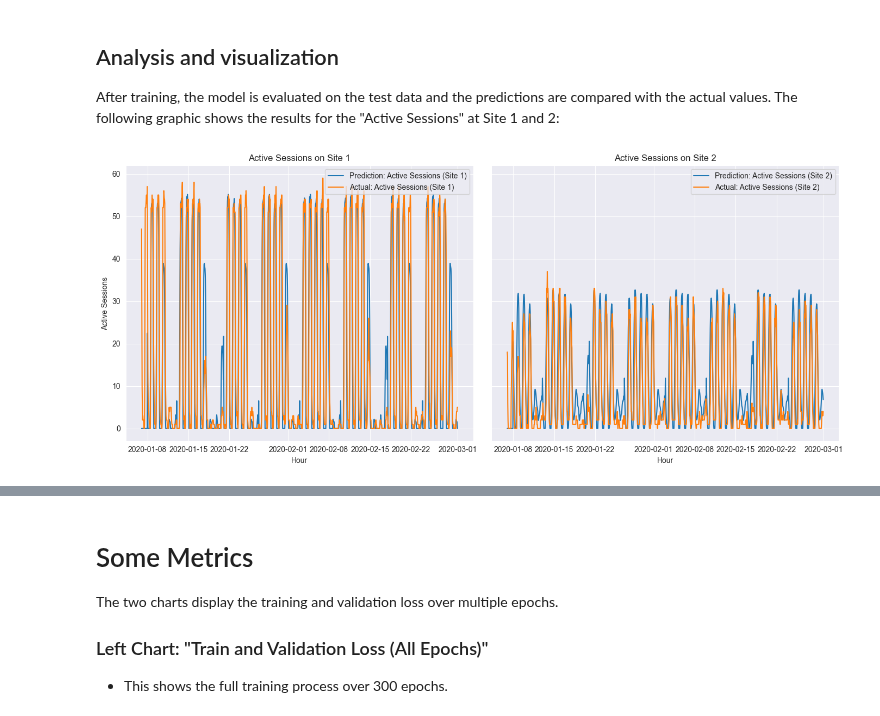
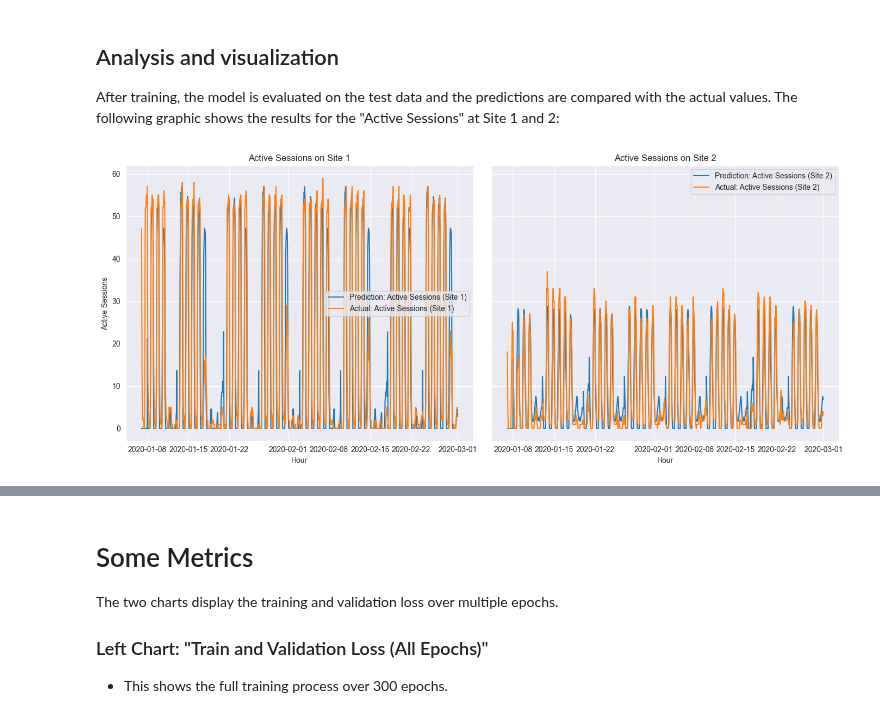
Before and after one commit to czwiessler/AAEnergizer, a Jupyter notebook: src/models/notebooks/lstm-v2.ipynb, the cells around one changed output, grey strips where cells are left out. Cells and saved outputs as stored; diff of their text form; code cells hidden in the pictures.

```diff
--- a/src/models/notebooks/lstm-v2.ipynb
+++ b/src/models/notebooks/lstm-v2.ipynb
@@ -385,6 +385,7 @@ class UtilizationPredictor(pl.LightningModule):
         self.lstm = nn.LSTM(input_size, hidden_size, num_layers, batch_first=True)
         self.fc = nn.Linear(hidden_size, output_size * forecast_horizon)
         self.criterion = nn.MSELoss()
+        self.dropout = nn.Dropout(0.3)
         self.learning_rate = learning_rate
         self.forecast_horizon = forecast_horizon
 
@@ -428,7 +429,7 @@ if __name__ == '__main__':
     model = UtilizationPredictor(
         input_size=len(input_columns),
         hidden_size=128,
-        num_layers=2,
+        num_layers=3,
         output_size=len(target_columns),
         forecast_horizon=forecast_horizon,
         learning_rate=0.001
@@ -481,14 +655,12 @@ import torch
 import numpy as np
 import pandas as pd
 import plotly.graph_objects as go
-from torch.utils.data import DataLoader
-
-from src.models.lstm import input_columns
-from src.models.lstm_24h_v2 import UtilizationPredictor, PowerDataset
+import joblib
+from src.models.lstm_24h_v2 import UtilizationPredictor
 
 def prepare_24h_batches(df, start_hour=0):
     """
-    Teilt das Dataset in 24-Stunden-Abschnitte auf, beginnend bei `start_hour`.
+    Divides the dataset into 24-hour sections, starting at `start_hour`.
     """
     df['hour_of_day'] = df['hour'].dt.hour
     start_indices = df[df['hour_of_day'] == start_hour].index
@@ -509,46 +681,39 @@ def generate_plots_for_24h_predictions(
         device: str = "cpu"
 ):
     """
-    Macht Vorhersagen für 24h-Batches und erstellt ein gemeinsames Diagramm.
+    Makes predictions for 24h batches and creates a common diagram.
     """
-    # Modell vom Checkpoint laden
     model = UtilizationPredictor.load_from_checkpoint(ckpt_path)
     model.to(device)
     model.eval()
 
-    # Initialisierung für alle Predictions und Stunden
     all_predictions = []
     all_actuals = []
     all_hours = []
 
-    # Vorhersagen pro Batch
     with torch.no_grad():
         for batch in test_batches:
-            # Daten vorbereiten
             input_data = batch[input_columns].values
             targets = batch[target_columns].values
             hours = batch["hour"].values
 
-            # Batch in Tensor konvertieren
             input_tensor = torch.tensor(input_data, dtype=torch.float32).unsqueeze(0).to(device)
             target_tensor = torch.tensor(targets, dtype=torch.float32).unsqueeze(0).to(device)
 
-            # Modellvorhersagen
             predictions = model(input_tensor).cpu().numpy()
 
-            # Ergebnisse sammeln
             all_predictions.append(predictions[0])  # Batch (24, num_targets)
             all_actuals.append(targets)  # (24, num_targets)
             all_hours.append(hours)  # (24,)
 
-    # DataFrames erstellen
+    # Create DataFrames
     all_predictions = np.concatenate(all_predictions, axis=0)
     all_actuals = np.concatenate(all_actuals, axis=0)
     all_hours = np.concatenate(all_hours, axis=0)
 
-    # 24h Verschiebung umsetzen
-    shifted_predictions = np.zeros_like(all_predictions)  # Initialisiere leeren Array
-    shifted_predictions[24:] = all_predictions[:-24]      # Verschiebe um 24 Stunden
+    # 24h shift
+    shifted_predictions = np.zeros_like(all_predictions)
+    shifted_predictions[24:] = all_predictions[:-24]
 
     col_pred = [f"pred_{col}" for col in target_columns]
     col_act = [f"actual_{col}" for col in target_columns]
@@ -560,7 +725,7 @@ def generate_plots_for_24h_predictions(
 
     plot_active_sessions_sites(df_combined)
 
-    # Plotly-Diagramm erstellen
+    # Create plotly diagram
     fig = go.Figure()
     target_columns = [
         'activeSessions_site_1',
@@ -632,42 +797,40 @@ if __name__ == "__main__":
     target_columns = [
         'avgChargingPower_site_1',
         'activeSessions_site_1',
         'avgChargingPower_site_2',
         'activeSessions_site_2'
     ]
 
     input_columns = ['hour_sin', 'hour_cos', 'is_holiday', 'is_weekend', 'is_vacation']
 
     dummies = ['day_of_week_0', 'day_of_week_1', 'day_of_week_2', 'day_of_week_3', 'day_of_week_4', 'day_of_week_5', 'day_of_week_6']
     input_columns += dummies
-    sequence_length = 240
+    sequence_length = 24
 
-    # Testdaten laden
+    # Load test dates
     df_test = pd.read_csv("data/processed/test_dataset_shifted.csv", parse_dates=["hour"])
-    # Skalieren (Laden der Scaler)
-    import joblib
+
 
     scaler_features = joblib.load('models/scaler_features.pkl')
     scaler_targets = joblib.load('models/scaler_targets.pkl')
     df_test[input_columns] = df_test[input_columns].astype('float32')
     df_test[target_columns] = df_test[target_columns].astype('float32')
 
-    # 24h-Batches vorbereiten
+    # Prepare 24h batches
     test_batches = prepare_24h_batches(df_test, start_hour=0)
 
-    # Checkpoint-Pfad
-    ckpt_path = "models/24h-model-epoch=168-val_loss=30.85890.ckpt"
+    ckpt_path = "models/model_128_2_32_0.0010-epoch=77-val_loss=26.56100.ckpt"
 
-    # Vorhersagen und Plot generieren
+    # Generate predictions and plots
     generate_plots_for_24h_predictions(
         ckpt_path=ckpt_path,
         test_batches=test_batches,
         target_columns=target_columns,
         input_columns=input_columns,
         device="cpu"
     )
 # %% [output]
-[figure, old version]
+[figure, new version]
 [interactive output not drawn]
 # %% [markdown]
 # Some Metrics
```
Also changed, not shown: parts of 6 cells of this notebook, 7 other files.
